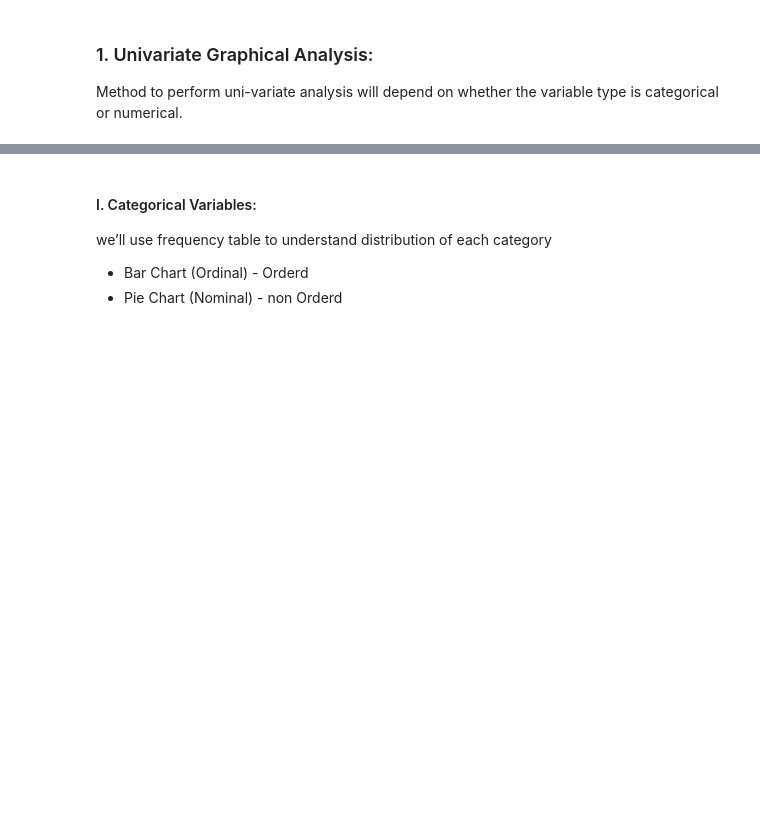
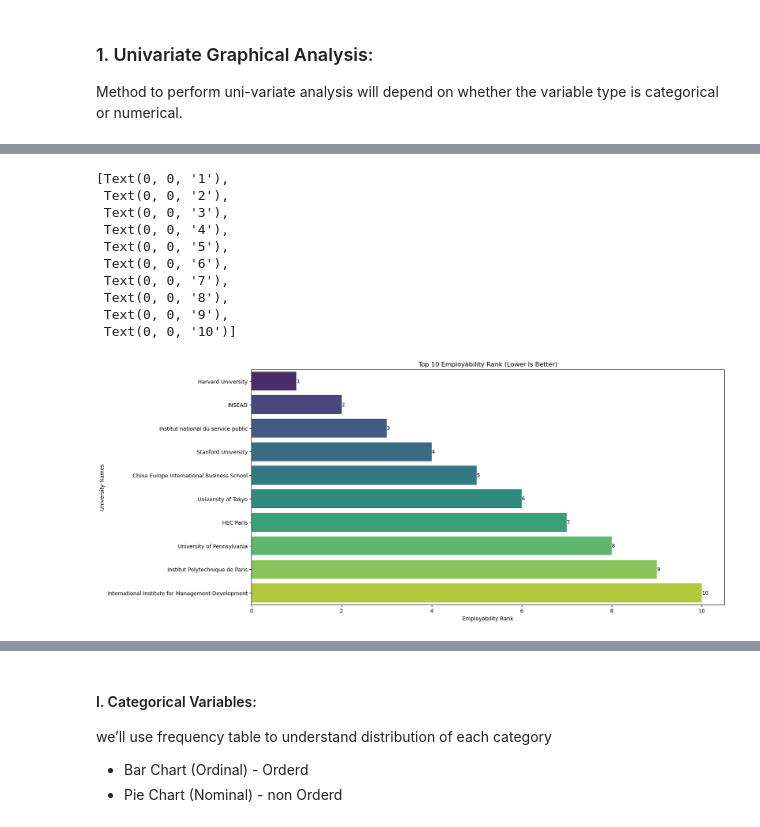
Before and after one commit to ABDULKREM-AL-SAIF/world-university-rankings-analysis, a Jupyter notebook: EDA explain template.ipynb, the cells around one changed output, grey strips where cells are left out. Saved outputs shown, nothing was run; the diff lists cells and outputs as text; code cells hidden in the pictures; blank space fills up the shorter version.

```diff
--- a/EDA explain template.ipynb
+++ b/EDA explain template.ipynb
@@ -723,0 +811,19 @@ Method to perform uni-variate analysis will depend on whether the variable type
+# %%
+a = world_rank_df.sort_values(by="Employability Rank")[world_rank_df["Employability Rank"] != 0].head(10)
+
+plt.figure(figsize=(16,8))
+plt.title('Top 10 Employability Rank (Lower Is Better)')
+t = sns.barplot(x='Employability Rank', y='University Names', data=a, palette = 'viridis', width = 0.8)
+t.bar_label(t.containers[0])
+# %% [output]
+[Text(0, 0, '1'),
+ Text(0, 0, '2'),
+ Text(0, 0, '3'),
+ Text(0, 0, '4'),
+ Text(0, 0, '5'),
+ Text(0, 0, '6'),
+ Text(0, 0, '7'),
+ Text(0, 0, '8'),
+ Text(0, 0, '9'),
+ Text(0, 0, '10')]
+[figure, added]
```
Also changed, not shown: parts of 18 cells of this notebook.
